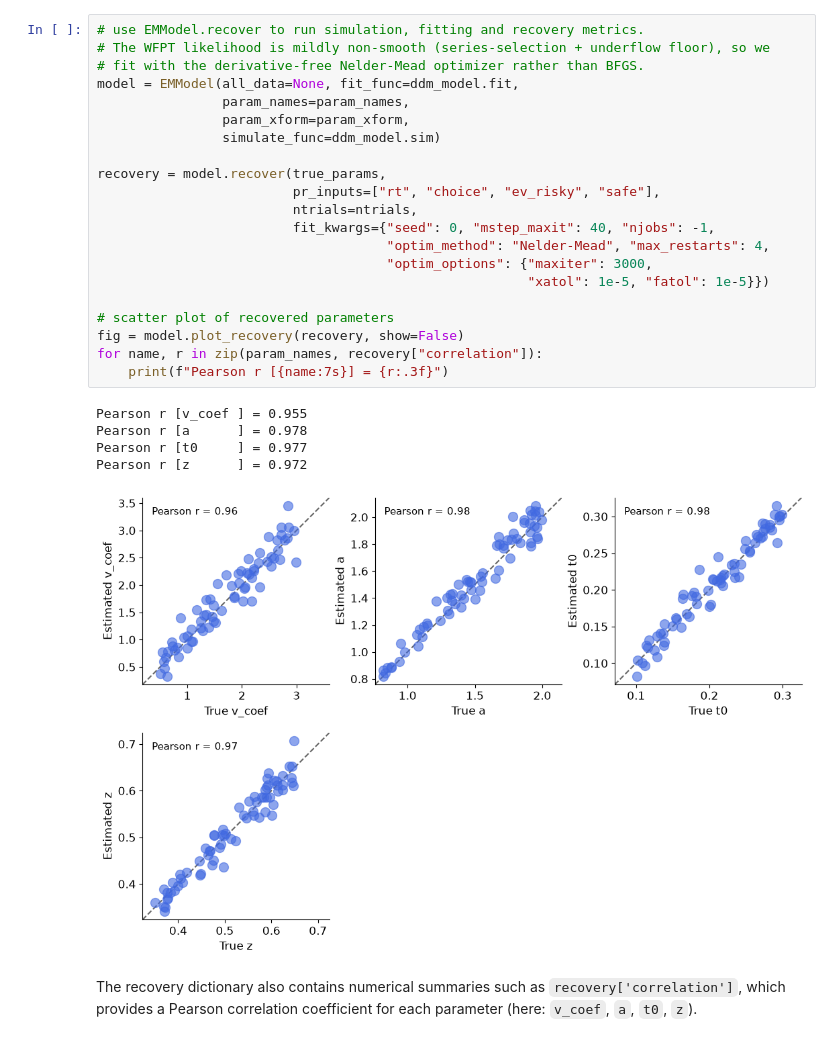
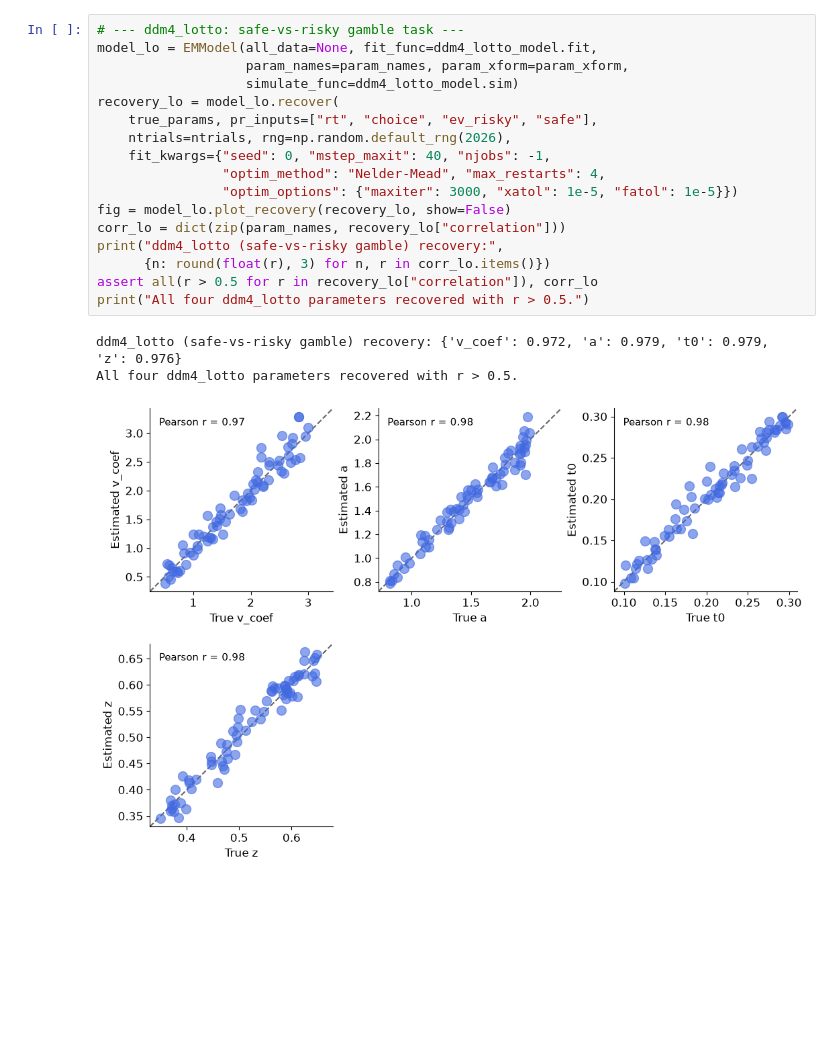
Before and after one commit to shawnrhoads/pyEM, a Jupyter notebook: examples/ddm.ipynb, the cells around one changed output. Drawn from its saved outputs; the diff is of its cells as text; blank space fills up the shorter version.

Commit message:
Restructured ddm models
Restructured pyem/models/ddm.py into four DDM models (ddm4/ddm7 high-vs-low value, ddm4_lotto/ddm7_lotto gamble); tests, notebook, README all updated

Update params.py

```diff
--- a/examples/ddm.ipynb
+++ b/examples/ddm.ipynb
@@ -113,29 +150,21 @@ param_names, param_xform, true_params = build_params(
 # %%
-# use EMModel.recover to run simulation, fitting and recovery metrics.
-# The WFPT likelihood is mildly non-smooth (series-selection + underflow floor), so we
-# fit with the derivative-free Nelder-Mead optimizer rather than BFGS.
-model = EMModel(all_data=None, fit_func=ddm_model.fit,
-                param_names=param_names,
-                param_xform=param_xform,
-                simulate_func=ddm_model.sim)
-
-recovery = model.recover(true_params,
-                         pr_inputs=["rt", "choice", "ev_risky", "safe"],
-                         ntrials=ntrials,
-                         fit_kwargs={"seed": 0, "mstep_maxit": 40, "njobs": -1,
-                                     "optim_method": "Nelder-Mead", "max_restarts": 4,
-                                     "optim_options": {"maxiter": 3000,
-                                                       "xatol": 1e-5, "fatol": 1e-5}})
-
-# scatter plot of recovered parameters
-fig = model.plot_recovery(recovery, show=False)
-for name, r in zip(param_names, recovery["correlation"]):
-    print(f"Pearson r [{name:7s}] = {r:.3f}")
+# --- ddm4_lotto: safe-vs-risky gamble task ---
+model_lo = EMModel(all_data=None, fit_func=ddm4_lotto_model.fit,
+                   param_names=param_names, param_xform=param_xform,
+                   simulate_func=ddm4_lotto_model.sim)
+recovery_lo = model_lo.recover(
+    true_params, pr_inputs=["rt", "choice", "ev_risky", "safe"],
+    ntrials=ntrials, rng=np.random.default_rng(2026),
+    fit_kwargs={"seed": 0, "mstep_maxit": 40, "njobs": -1,
+                "optim_method": "Nelder-Mead", "max_restarts": 4,
+                "optim_options": {"maxiter": 3000, "xatol": 1e-5, "fatol": 1e-5}})
+fig = model_lo.plot_recovery(recovery_lo, show=False)
+corr_lo = dict(zip(param_names, recovery_lo["correlation"]))
+print("ddm4_lotto (safe-vs-risky gamble) recovery:",
+      {n: round(float(r), 3) for n, r in corr_lo.items()})
+assert all(r > 0.5 for r in recovery_lo["correlation"]), corr_lo
+print("All four ddm4_lotto parameters recovered with r > 0.5.")
 # %% [output]
-Pearson r [v_coef ] = 0.955
-Pearson r [a      ] = 0.978
-Pearson r [t0     ] = 0.977
-Pearson r [z      ] = 0.972
+ddm4_lotto (safe-vs-risky gamble) recovery: {'v_coef': 0.972, 'a': 0.979, 't0': 0.979, 'z': 0.976}
+All four ddm4_lotto parameters recovered with r > 0.5.
-[figure, old version]
+[figure, new version]
-# %% [markdown]
-The recovery dictionary also contains numerical summaries such as `recovery['correlation']`, which provides a Pearson correlation coefficient for each parameter (here: `v_coef`, `a`, `t0`, `z`).
```
Also changed, not shown: parts of 20 cells of this notebook, 4 other files.
